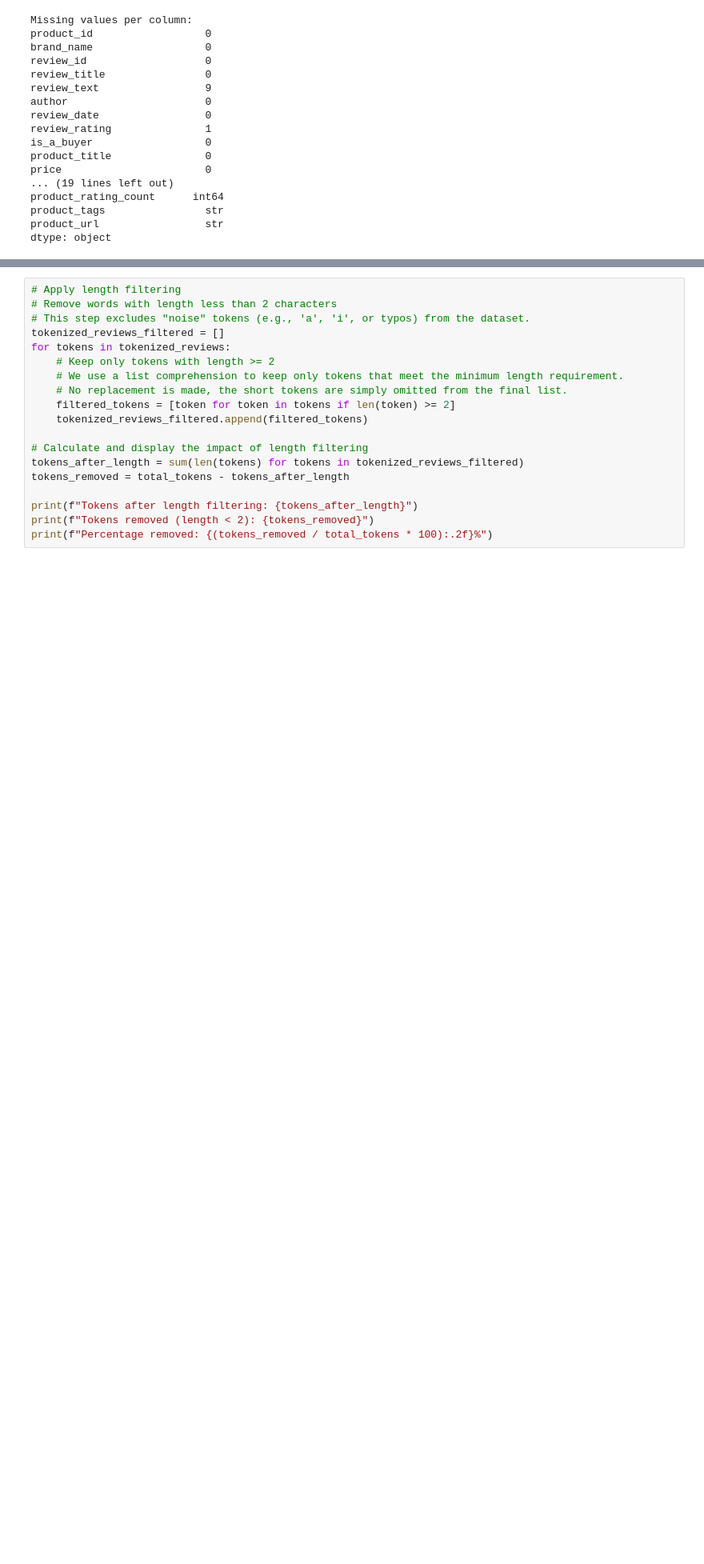
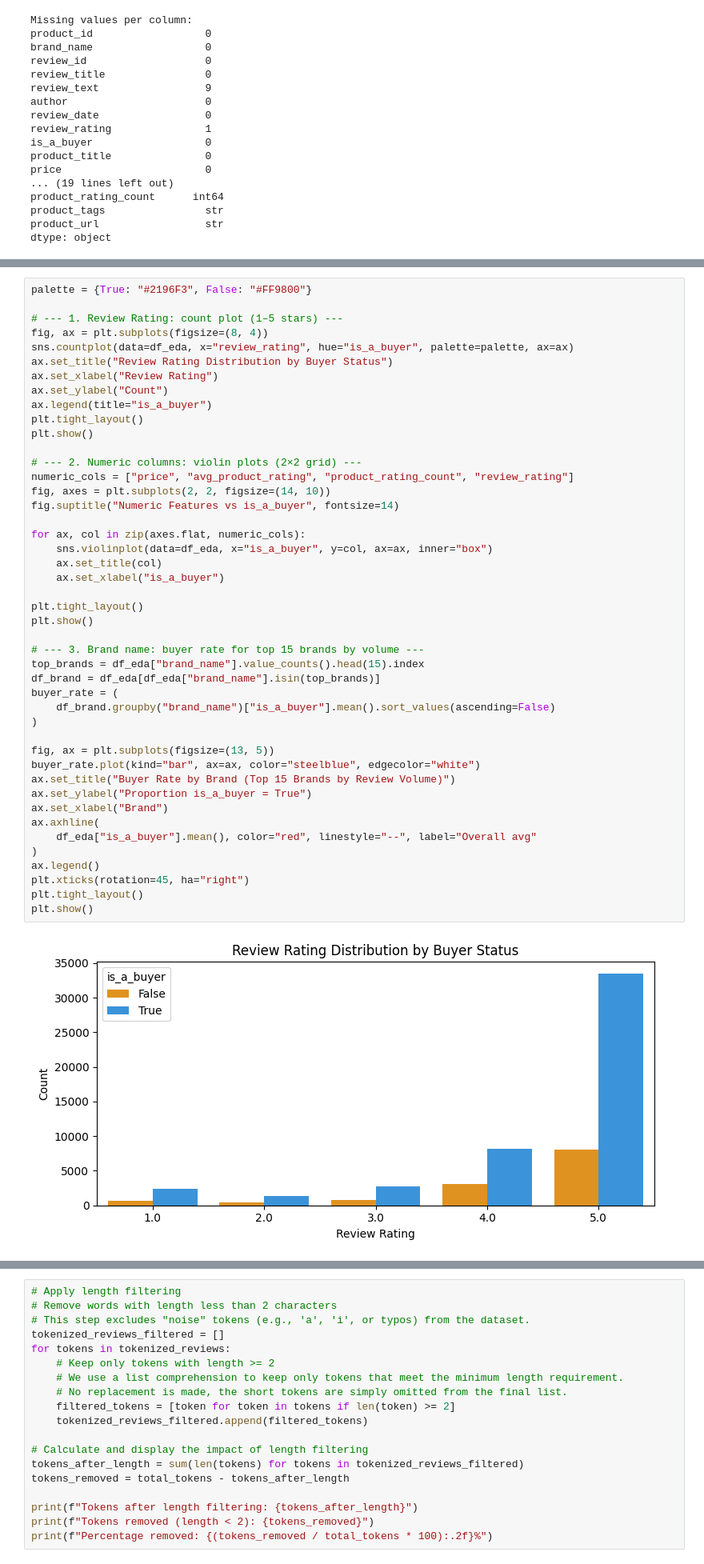
Before and after one commit to NghiaNguyen170192/cosc3081-cosc3082-adv-programming-asm3, a Jupyter notebook: task1_processed.ipynb, the cells around one changed output, grey strips where cells are left out. Shown at 80% size. Saved outputs shown, nothing was run; the diff lists cells and outputs as text; blank space fills up the shorter version.

```diff
--- a/task1_processed.ipynb
+++ b/task1_processed.ipynb
@@ -119,0 +265,47 @@ Works as it claims. Could see the difference from the first day. Use it with Ola
+# %%
+palette = {True: "#2196F3", False: "#FF9800"}
+
+# --- 1. Review Rating: count plot (1–5 stars) ---
+fig, ax = plt.subplots(figsize=(8, 4))
+sns.countplot(data=df_eda, x="review_rating", hue="is_a_buyer", palette=palette, ax=ax)
+ax.set_title("Review Rating Distribution by Buyer Status")
+ax.set_xlabel("Review Rating")
+ax.set_ylabel("Count")
+ax.legend(title="is_a_buyer")
+plt.tight_layout()
+plt.show()
+
+# --- 2. Numeric columns: violin plots (2×2 grid) ---
+numeric_cols = ["price", "avg_product_rating", "product_rating_count", "review_rating"]
+fig, axes = plt.subplots(2, 2, figsize=(14, 10))
+fig.suptitle("Numeric Features vs is_a_buyer", fontsize=14)
+
+for ax, col in zip(axes.flat, numeric_cols):
+    sns.violinplot(data=df_eda, x="is_a_buyer", y=col, ax=ax, inner="box")
+    ax.set_title(col)
+    ax.set_xlabel("is_a_buyer")
+
+plt.tight_layout()
+plt.show()
+
+# --- 3. Brand name: buyer rate for top 15 brands by volume ---
+top_brands = df_eda["brand_name"].value_counts().head(15).index
+df_brand = df_eda[df_eda["brand_name"].isin(top_brands)]
+buyer_rate = (
+    df_brand.groupby("brand_name")["is_a_buyer"].mean().sort_values(ascending=False)
+)
+
+fig, ax = plt.subplots(figsize=(13, 5))
+buyer_rate.plot(kind="bar", ax=ax, color="steelblue", edgecolor="white")
+ax.set_title("Buyer Rate by Brand (Top 15 Brands by Review Volume)")
+ax.set_ylabel("Proportion is_a_buyer = True")
+ax.set_xlabel("Brand")
+ax.axhline(
+    df_eda["is_a_buyer"].mean(), color="red", linestyle="--", label="Overall avg"
+)
+ax.legend()
+plt.xticks(rotation=45, ha="right")
+plt.tight_layout()
+plt.show()
+# %% [output]
+[figure, added]
```
Also changed, not shown: parts of 34 cells of this notebook, 7 other files.
